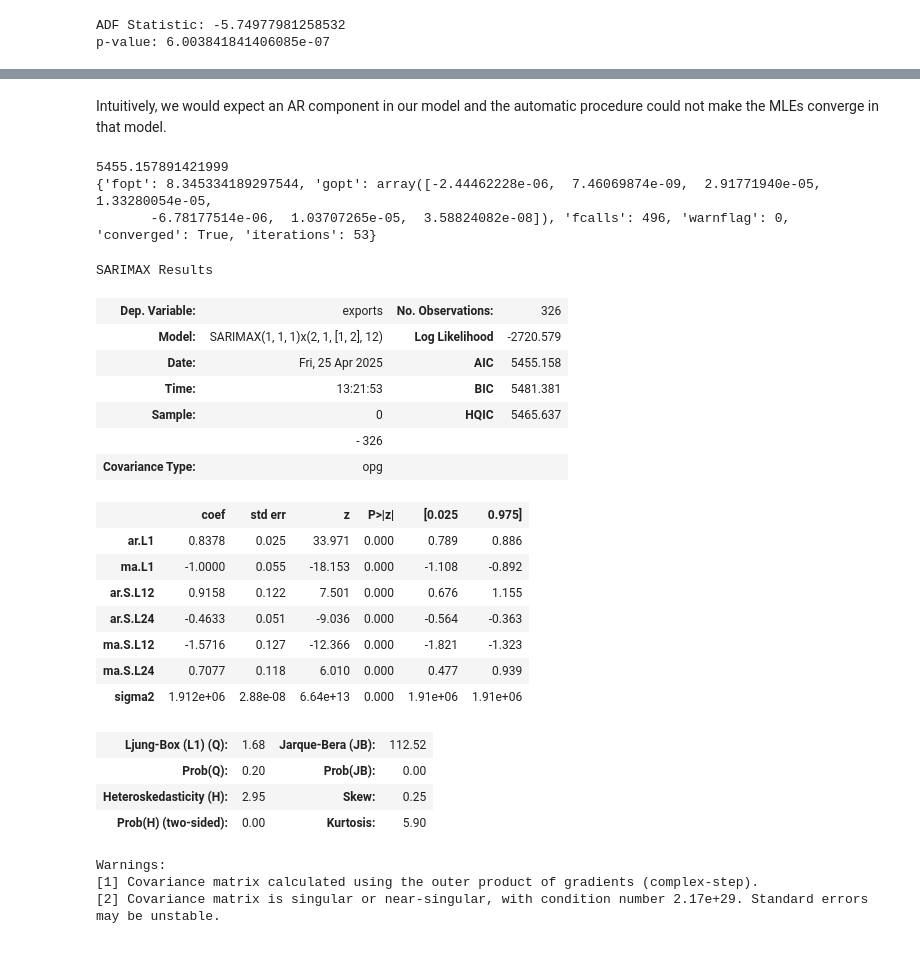
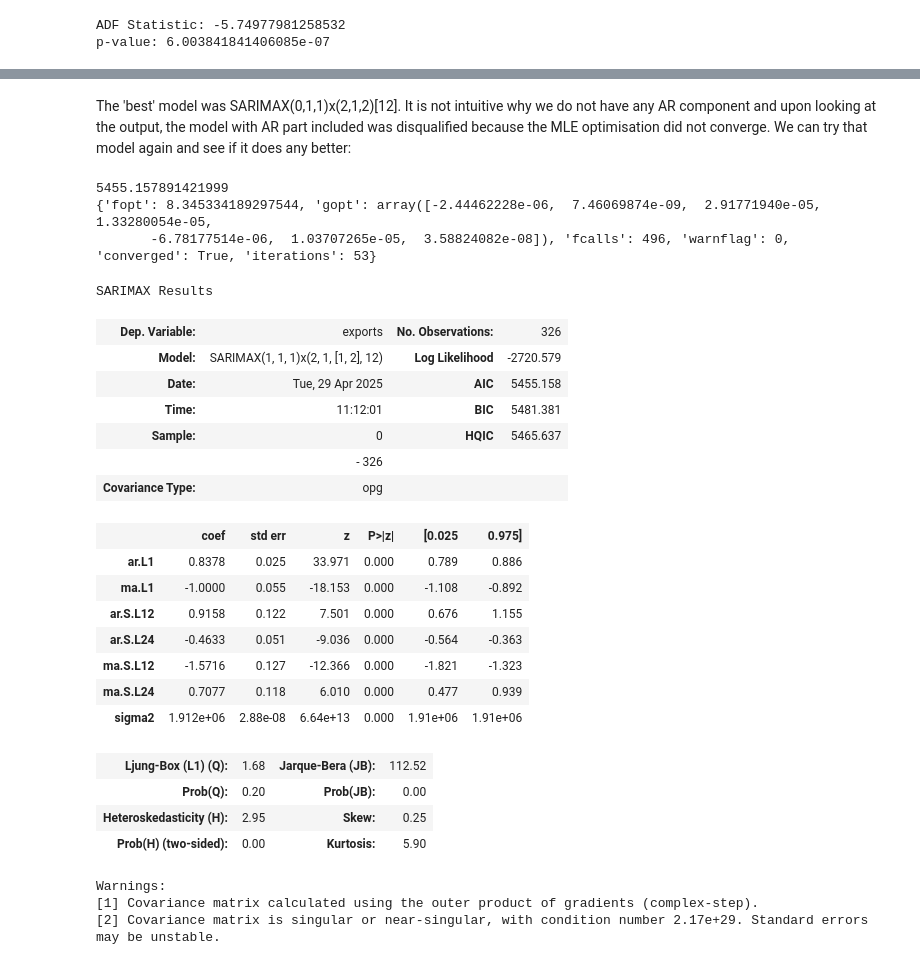
Before and after one commit to charlieollerenshaw/st451-project, a Jupyter notebook: tradebalanceregression.ipynb, the cells around one changed output, grey strips where cells are left out. Drawn from its saved outputs; the diff is of its cells as text; code cells hidden in the pictures.

```diff
--- a/tradebalanceregression.ipynb
+++ b/tradebalanceregression.ipynb
@@ -157,27 +121,27 @@ Performing stepwise search to minimize aic
 
 Warnings:
 [1] Covariance matrix calculated using the outer product of gradients (complex-step).
-# %% [markdown]
-Intuitively, we would expect an AR component in our model and the automatic procedure could not make the MLEs converge in that model.
+# %% [markdown]
+The 'best' model was SARIMAX(0,1,1)x(2,1,2)[12]. It is not intuitive why we do not have any AR component and upon looking at the output, the model with AR part included was disqualified because the MLE optimisation did not converge. We can try that model again and see if it does any better:
 # %%
-model_alt = SARIMAX(
+model_sarima = SARIMAX(
     Y_train,
     order=(1,1,1),
     seasonal_order=(2,1,2,12)
 ).fit(maxiter=500, disp=False)
-print(model_alt.aic)
+print(model_sarima.aic)
 
-print(model_alt.mle_retvals)
-model_alt.summary()
+print(model_sarima.mle_retvals) # The MLEs converged
+model_sarima.summary()
 # %% [output]
 5455.157891421999
 {'fopt': 8.345334189297544, 'gopt': array([-2.44462228e-06,  7.46069874e-09,  2.91771940e-05,  1.33280054e-05,
        -6.78177514e-06,  1.03707265e-05,  3.58824082e-08]), 'fcalls': 496, 'warnflag': 0, 'converged': True, 'iterations': 53}
 SARIMAX Results
 | Dep. Variable: | exports | No. Observations: | 326 |
 | Model: | SARIMAX(1, 1, 1)x(2, 1, [1, 2], 12) | Log Likelihood | -2720.579 |
-| Date: | Fri, 25 Apr 2025 | AIC | 5455.158 |
-| Time: | 13:21:53 | BIC | 5481.381 |
+| Date: | Tue, 29 Apr 2025 | AIC | 5455.158 |
+| Time: | 11:12:01 | BIC | 5481.381 |
 | Sample: | 0 | HQIC | 5465.637 |
 |  | - 326 |  |  |
 | Covariance Type: | opg |  |  |
```
Also changed, not shown: parts of 27 cells of this notebook.
